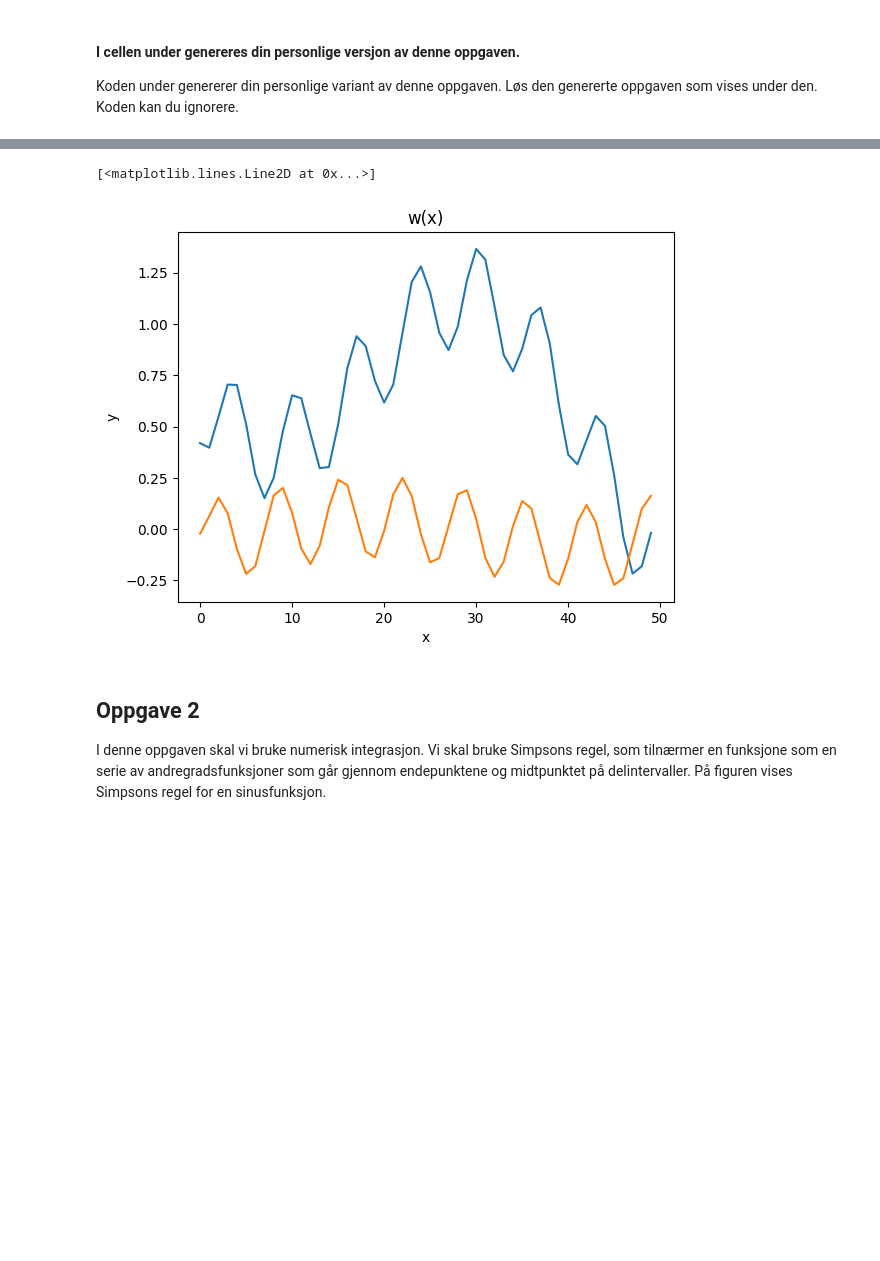
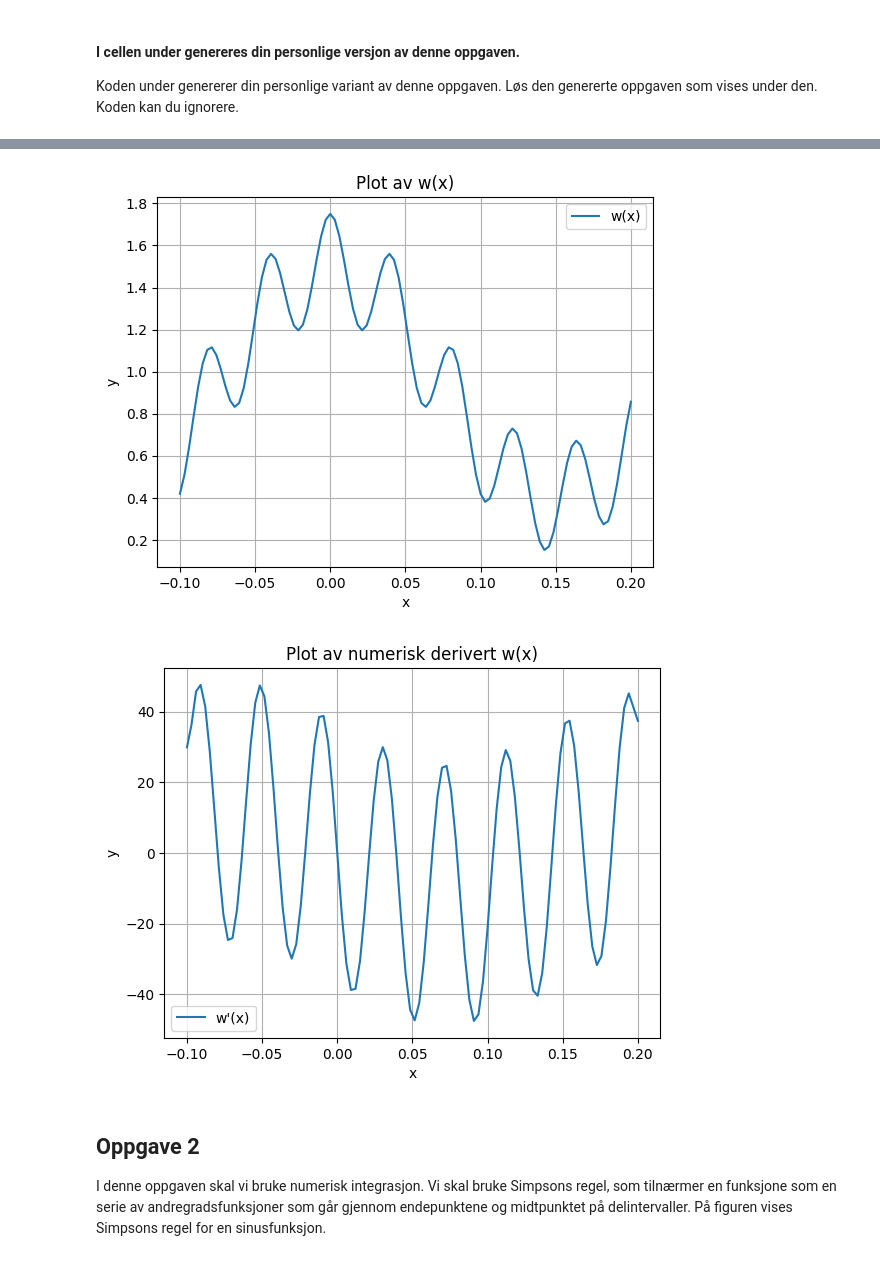
Before and after one commit to Stackset1/MAT102, a Jupyter notebook: notebooks/oblig1/innlevering1.ipynb, the cells around one changed output, grey strips where cells are left out. Cells and saved outputs as stored; diff of their text form; code cells hidden in the pictures; blank space fills up the shorter version.

```diff
--- a/notebooks/oblig1/innlevering1.ipynb
+++ b/notebooks/oblig1/innlevering1.ipynb
@@ -47,21 +47,44 @@ f'''
-# %%
-# Oppgave 1
-
-x = np.linspace(0.1, 0.4)
-plt.title('w(x)')
-plt.xlabel('x')
-plt.ylabel('y')
-plt.plot(w(x))
-
-
-# Oppgave 2
-
-plt.plot(np.gradient(w(x)))
-
-# Oppgave 3
-# %% [output]
-[<matplotlib.lines.Line2D at 0x...>]
-[figure, removed]
+# %%
+# Oppgave 1
+
+x = np.linspace(-0.1, 0.2, 100)
+y = w(x)
+
+plt.plot(x, y, label="w(x)")
+plt.title("Plot av w(x)")
+plt.xlabel("x")
+plt.ylabel("y")
+plt.grid()
+plt.legend()
+plt.show()
+
+# Oppgave 2
+
+x = np.linspace(-0.1, 0.2, 100)
+
+dx = x[1] - x[0]
+y = np.gradient(y, dx)
+
+plt.plot(x, y, label="w'(x)")
+plt.title("Plot av numerisk derivert w(x)")
+plt.xlabel("x")
+plt.ylabel("y")
+plt.grid()
+plt.legend()
+plt.show()
+
+# Oppgave 3
+
+def wderivert(x):
+    res = 0
+    for i in range(3):
+        res = res + -np.sin((7**i) * np.pi * x) * (7**i) * np.pi / (2**i)
+    return res
+
+x = np.linspace(-0.1, 0.2, 100)
+# %% [output]
+[figure, added]
+[figure, added]
 # %% [markdown]
 ## Oppgave 2
 
```
Also changed, not shown: parts of 2 cells of this notebook.
